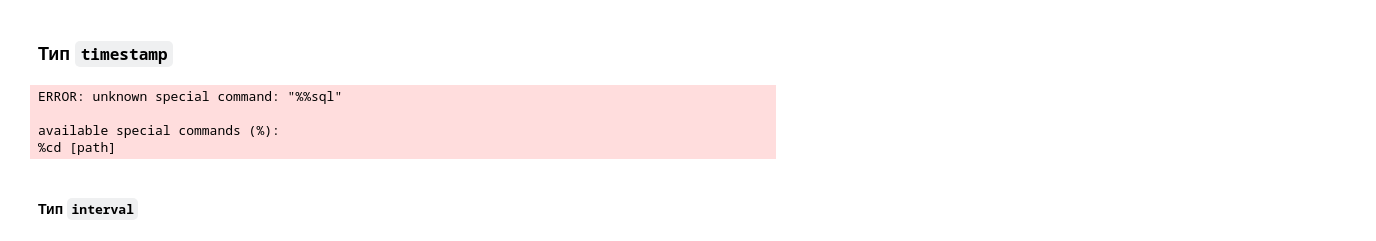
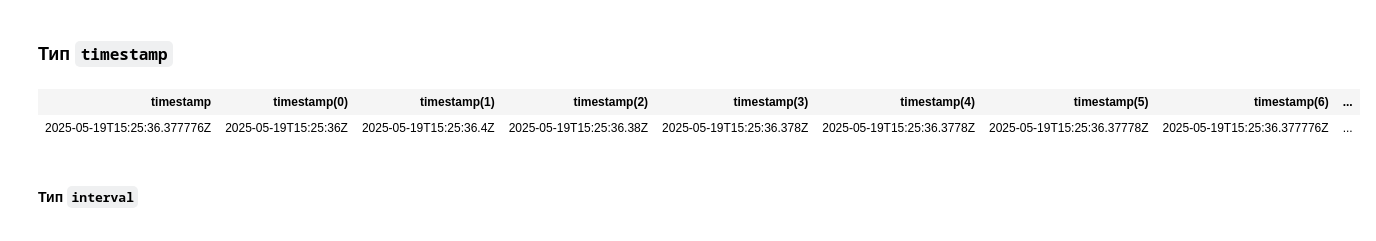
Before and after one commit to vowatchka/postgres_basic, a Jupyter notebook: practices/4_postgres_datatypes/gorm.ipynb, the cells around one changed output. Saved outputs shown, nothing was run; the diff lists cells and outputs as text; code cells hidden in the pictures.

```diff
--- a/practices/4_postgres_datatypes/gorm.ipynb
+++ b/practices/4_postgres_datatypes/gorm.ipynb
@@ -733,23 +801,57 @@ available special commands (%):
 # %% [markdown]
 ### Тип `timestamp`
 # %%
-%%sql
-SELECT
-    current_timestamp::timestamp as "timestamp",
-    current_timestamp::timestamp(0) as "timestamp(0)",
-    current_timestamp::timestamp(1) as "timestamp(1)",
-    current_timestamp::timestamp(2) as "timestamp(2)",
-    current_timestamp::timestamp(3) as "timestamp(3)",
-    current_timestamp::timestamp(4) as "timestamp(4)",
-    current_timestamp::timestamp(5) as "timestamp(5)",
-    current_timestamp::timestamp(6) as "timestamp(6)",
-    current_timestamp::timestamp(7) as "timestamp(7)",
-    current_timestamp::timestamp(8) as "timestamp(8)"
+type Result struct {
+    Timestamp time.Time `gorm:"column:timestamp" json:"timestamp"`
+    Timestamp0 time.Time `gorm:"column:timestamp(0)" json:"timestamp(0)"`
+    Timestamp1 time.Time `gorm:"column:timestamp(1)" json:"timestamp(1)"`
+    Timestamp2 time.Time `gorm:"column:timestamp(2)" json:"timestamp(2)"`
+    Timestamp3 time.Time `gorm:"column:timestamp(3)" json:"timestamp(3)"`
+    Timestamp4 time.Time `gorm:"column:timestamp(4)" json:"timestamp(4)"`
+    Timestamp5 time.Time `gorm:"column:timestamp(5)" json:"timestamp(5)"`
+    Timestamp6 time.Time `gorm:"column:timestamp(6)" json:"timestamp(6)"`
+    Timestamp7 time.Time `gorm:"column:timestamp(7)" json:"timestamp(7)"`
+    Timestamp8 time.Time `gorm:"column:timestamp(8)" json:"timestamp(8)"`
+}
+
+col_names := []string{
+    "timestamp",
+    "timestamp(0)",
+    "timestamp(1)",
+    "timestamp(2)",
+    "timestamp(3)",
+    "timestamp(4)",
+    "timestamp(5)",
+    "timestamp(6)",
+    "timestamp(7)",
+    "timestamp(8)",
+}
+
+var results []*Result
+db.Raw(
+    fmt.Sprintf(
+        `
+        SELECT
+            current_timestamp::timestamp as %#v,
+            current_timestamp::timestamp(0) as %#v,
+            current_timestamp::timestamp(1) as %#v,
+            current_timestamp::timestamp(2) as %#v,
+            current_timestamp::timestamp(3) as %#v,
+            current_timestamp::timestamp(4) as %#v,
+            current_timestamp::timestamp(5) as %#v,
+            current_timestamp::timestamp(6) as %#v,
+            current_timestamp::timestamp(7) as %#v,
+            current_timestamp::timestamp(8) as %#v
+        `,
+        table.ColNamesToAny(col_names)...,
+    ),
+).Scan(&results)
+
+html, _ := table.Table(&results, col_names)
+display.HTML(html)
 # %% [output]
-ERROR: unknown special command: "%%sql"
-
-available special commands (%):
-%cd [path]
+| timestamp | timestamp(0) | timestamp(1) | timestamp(2) | timestamp(3) | timestamp(4) | timestamp(5) | timestamp(6) | ... |
+| 2025-05-19T15:25:36.377776Z | 2025-05-19T15:25:36Z | 2025-05-19T15:25:36.4Z | 2025-05-19T15:25:36.38Z | 2025-05-19T15:25:36.378Z | 2025-05-19T15:25:36.3778Z | 2025-05-19T15:25:36.37778Z | 2025-05-19T15:25:36.377776Z | ... |
 # %% [markdown]
 #### Тип `interval`
 # %%
```
Also changed, not shown: parts of 21 cells of this notebook.
